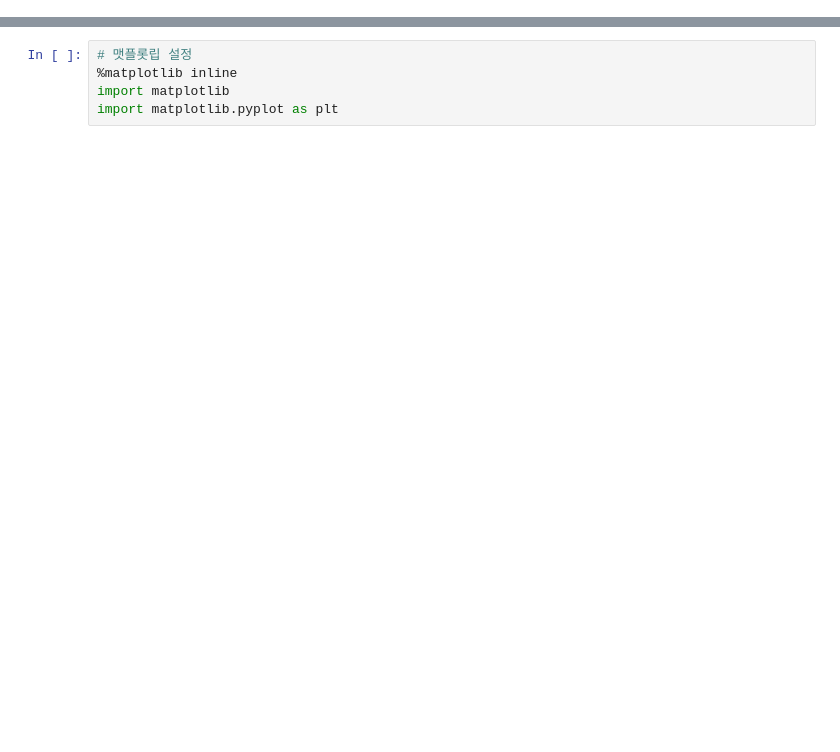
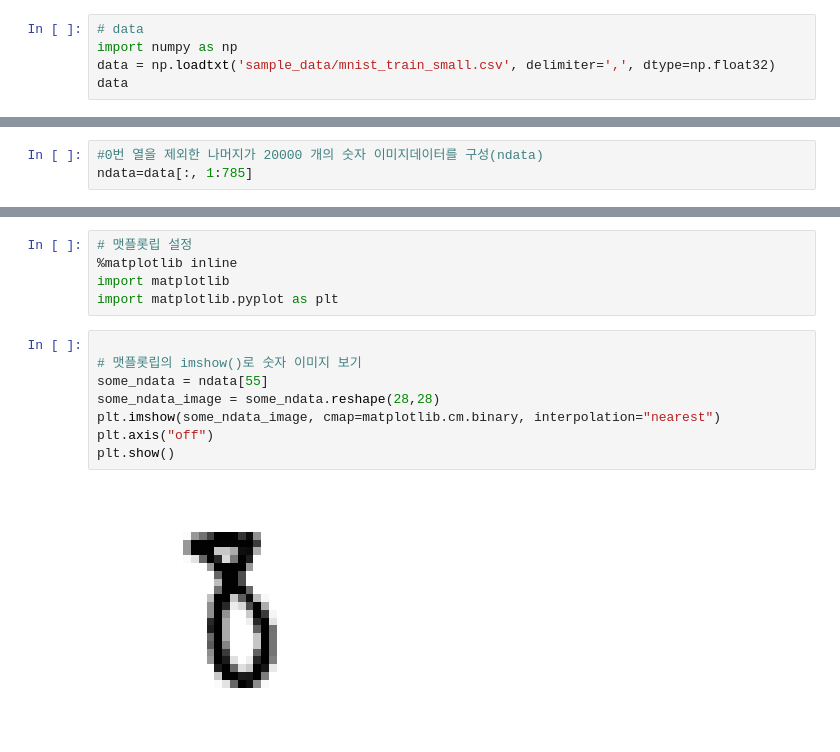
Before and after one commit to joohayoung/py-15, a Jupyter notebook: Summary_mnist_data_py15.ipynb, the cells around one changed output, grey strips where cells are left out. Drawn from its saved outputs; the diff is of its cells as text; blank space fills up the shorter version.

```diff
--- a/Summary_mnist_data_py15.ipynb
+++ b/Summary_mnist_data_py15.ipynb
@@ -205,0 +15,5 @@ array([[0, 0, 0, ..., 0, 0, 0],
+# %%
+# data
+import numpy as np
+data = np.loadtxt('sample_data/mnist_train_small.csv', delimiter=',', dtype=np.float32)
+data
@@ -206 +39,4 @@ array([[0, 0, 0, ..., 0, 0, 0],
+# %%
+#0번 열을 제외한 나머지가 20000 개의 숫자 이미지데이터를 구성(ndata)
+ndata=data[:, 1:785]
 # %%
@@ -236,3 +69,13 @@ array([[  0,   0,   0,   0,   0,   0,   0,   0,   0,   0,   0,   0,   0,
 %matplotlib inline
 import matplotlib
 import matplotlib.pyplot as plt
+# %%
+
+# 맷플롯립의 imshow()로 숫자 이미지 보기
+some_ndata = ndata[55]
+some_ndata_image = some_ndata.reshape(28,28)
+plt.imshow(some_ndata_image, cmap=matplotlib.cm.binary, interpolation="nearest")
+plt.axis("off")
+plt.show()
+# %% [output]
+[figure, added]
```
Also changed, not shown: parts of 64 cells of this notebook.
